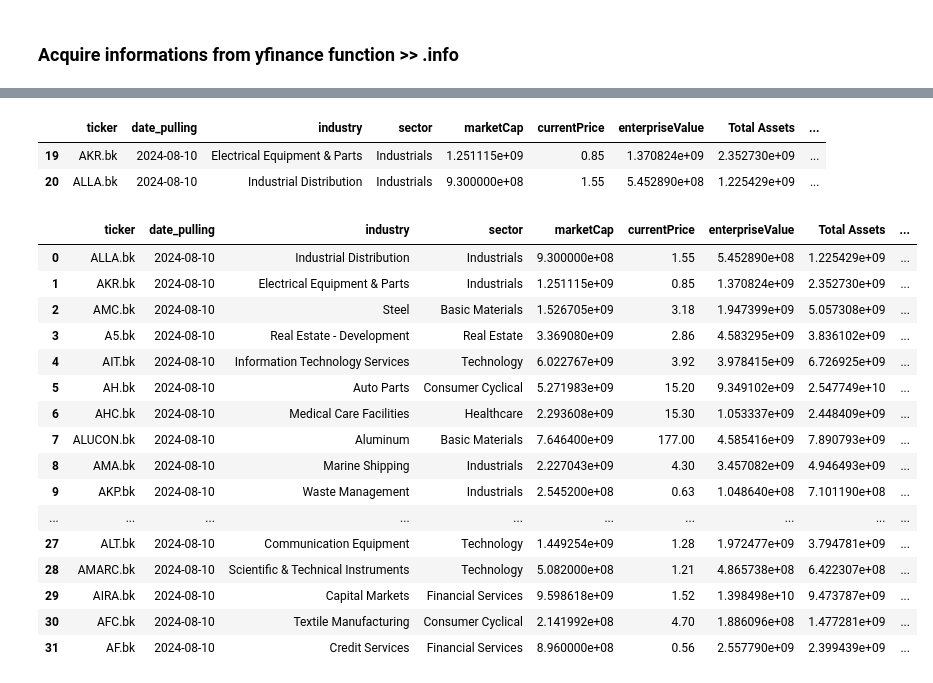
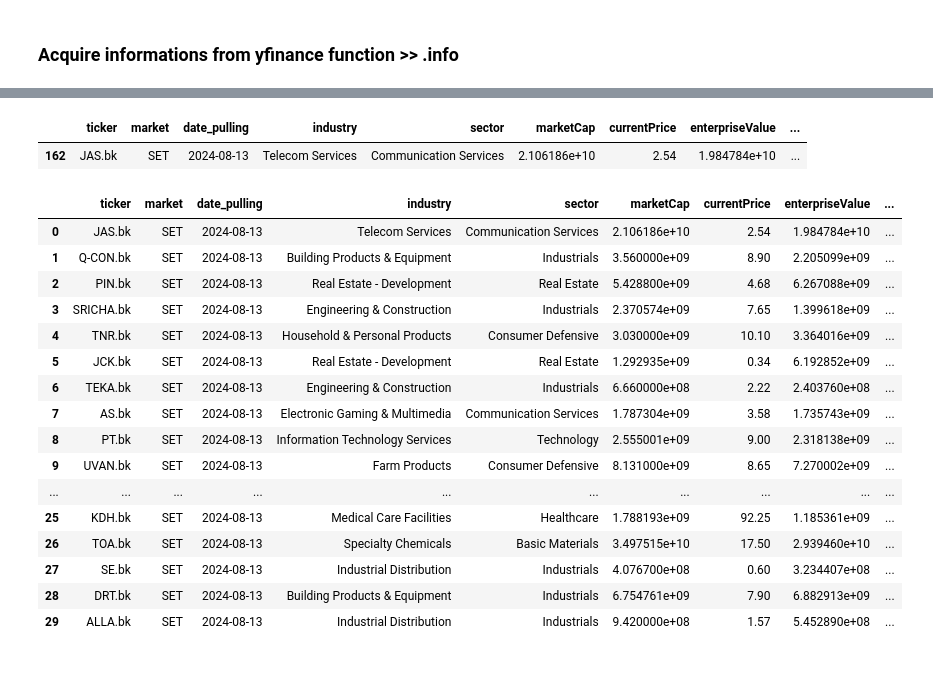
Before and after one commit to NarasetS/StockTH_MagicFormula, a Jupyter notebook: magicformulaonthstock.ipynb, the cells around one changed output, grey strips where cells are left out. Drawn from its saved outputs; the diff is of its cells as text; code cells hidden in the pictures.

```diff
--- a/magicformulaonthstock.ipynb
+++ b/magicformulaonthstock.ipynb
@@ -7,9 +7,10 @@ from datetime import date
 ## I acquire stock list in thailand ###
 ex = pd.read_excel('listedCompanies_th_TH.xlsx', sheet_name='listedCompanies_th_TH',skiprows=1)
 df = pd.DataFrame(ex['หลักทรัพย์'].astype('str') + '.bk')
+df['market'] = ex['ตลาด']
 df = df.rename(columns={'หลักทรัพย์' : 'ticker'})
 df = df.reset_index(drop=True)
-df = df[:50]
+# df = df[:25]
 # %%
 # df = pd.DataFrame(['MO','ASO','HPQ','AMCX','AMLX','CROX','KO'],columns=['ticker'])
 # df
@@ -98,5 +132,11 @@ array(['Basic Materials', 'Industrials', 'Real Estate',
 # %%
-### Drop Utilities, Energy, and Financial Services ###
-sectortoexclude = ['Utilites','Energy','Financial Services'],
-df = df.loc[df['sector'] != 'Utilities']
+### Drop Utilities, Energy, and Financial Services  as suggested from the book ###
+sectortoexclude = ['Utilities','Energy','Financial Services']
+for i in sectortoexclude:
+    print(i)
+    try:
+
+        df = df.loc[df['sector'] != i]
+    except:
+        None
 df = df.reset_index(drop=True)
@@ -127,34 +147,38 @@ df
+# %%
+#### Select market size by choosing ' market ' ###
+market = 'SET'
+df_market = df.loc[df['market'] == market]
+df_market = df_market.reset_index(drop=True)
 # %%
 ### Ranking regarding MFs####
 
-df['Ranking_MF_ROC'] = df['MF_ROC'].rank()
-df['Ranking_MF_EY'] = df['MF_EY'].rank()
-df['Ranking_MF'] = df['Ranking_MF_ROC'] + df['Ranking_MF_EY']
+df_market['Ranking_MF_ROC'] = df_market['MF_ROC'].rank()
+df_market['Ranking_MF_EY'] = df_market['MF_EY'].rank()
+df_market['Ranking_MF'] = df_market['Ranking_MF_ROC'] + df_market['Ranking_MF_EY']
 
-df.loc[df['Ranking_MF'] == df['Ranking_MF'].max()]
+df_market.loc[df_market['Ranking_MF'] == df_market['Ranking_MF'].max()]
 # %% [output]
-|  | ticker | date_pulling | industry | sector | marketCap | currentPrice | enterpriseValue | Total Assets | ... |
-| 19 | AKR.bk | 2024-08-10 | Electrical Equipment & Parts | Industrials | 1.251115e+09 | 0.85 | 1.370824e+09 | 2.352730e+09 | ... |
-| 20 | ALLA.bk | 2024-08-10 | Industrial Distribution | Industrials | 9.300000e+08 | 1.55 | 5.452890e+08 | 1.225429e+09 | ... |
+|  | ticker | market | date_pulling | industry | sector | marketCap | currentPrice | enterpriseValue | ... |
+| 162 | JAS.bk | SET | 2024-08-13 | Telecom Services | Communication Services | 2.106186e+10 | 2.54 | 1.984784e+10 | ... |
 # %%
-df_sorted = df.sort_values(by=['Ranking_MF'],ascending=False)
+df_sorted = df_market.sort_values(by=['Ranking_MF'],ascending=False)
 df_sorted = df_sorted.reset_index(drop=True)
-df_sorted[:50]
+df_sorted[:30]
 # %% [output]
-|  | ticker | date_pulling | industry | sector | marketCap | currentPrice | enterpriseValue | Total Assets | ... |
-| 0 | ALLA.bk | 2024-08-10 | Industrial Distribution | Industrials | 9.300000e+08 | 1.55 | 5.452890e+08 | 1.225429e+09 | ... |
-| 1 | AKR.bk | 2024-08-10 | Electrical Equipment & Parts | Industrials | 1.251115e+09 | 0.85 | 1.370824e+09 | 2.352730e+09 | ... |
-| 2 | AMC.bk | 2024-08-10 | Steel | Basic Materials | 1.526705e+09 | 3.18 | 1.947399e+09 | 5.057308e+09 | ... |
-| 3 | A5.bk | 2024-08-10 | Real Estate - Development | Real Estate | 3.369080e+09 | 2.86 | 4.583295e+09 | 3.836102e+09 | ... |
-| 4 | AIT.bk | 2024-08-10 | Information Technology Services | Technology | 6.022767e+09 | 3.92 | 3.978415e+09 | 6.726925e+09 | ... |
-| 5 | AH.bk | 2024-08-10 | Auto Parts | Consumer Cyclical | 5.271983e+09 | 15.20 | 9.349102e+09 | 2.547749e+10 | ... |
-| 6 | AHC.bk | 2024-08-10 | Medical Care Facilities | Healthcare | 2.293608e+09 | 15.30 | 1.053337e+09 | 2.448409e+09 | ... |
-| 7 | ALUCON.bk | 2024-08-10 | Aluminum | Basic Materials | 7.646400e+09 | 177.00 | 4.585416e+09 | 7.890793e+09 | ... |
-| 8 | AMA.bk | 2024-08-10 | Marine Shipping | Industrials | 2.227043e+09 | 4.30 | 3.457082e+09 | 4.946493e+09 | ... |
-| 9 | AKP.bk | 2024-08-10 | Waste Management | Industrials | 2.545200e+08 | 0.63 | 1.048640e+08 | 7.101190e+08 | ... |
+|  | ticker | market | date_pulling | industry | sector | marketCap | currentPrice | enterpriseValue | ... |
+| 0 | JAS.bk | SET | 2024-08-13 | Telecom Services | Communication Services | 2.106186e+10 | 2.54 | 1.984784e+10 | ... |
+| 1 | Q-CON.bk | SET | 2024-08-13 | Building Products & Equipment | Industrials | 3.560000e+09 | 8.90 | 2.205099e+09 | ... |
+| 2 | PIN.bk | SET | 2024-08-13 | Real Estate - Development | Real Estate | 5.428800e+09 | 4.68 | 6.267088e+09 | ... |
+| 3 | SRICHA.bk | SET | 2024-08-13 | Engineering & Construction | Industrials | 2.370574e+09 | 7.65 | 1.399618e+09 | ... |
+| 4 | TNR.bk | SET | 2024-08-13 | Household & Personal Products | Consumer Defensive | 3.030000e+09 | 10.10 | 3.364016e+09 | ... |
+| 5 | JCK.bk | SET | 2024-08-13 | Real Estate - Development | Real Estate | 1.292935e+09 | 0.34 | 6.192852e+09 | ... |
+| 6 | TEKA.bk | SET | 2024-08-13 | Engineering & Construction | Industrials | 6.660000e+08 | 2.22 | 2.403760e+08 | ... |
+| 7 | AS.bk | SET | 2024-08-13 | Electronic Gaming & Multimedia | Communication Services | 1.787304e+09 | 3.58 | 1.735743e+09 | ... |
+| 8 | PT.bk | SET | 2024-08-13 | Information Technology Services | Technology | 2.555001e+09 | 9.00 | 2.318138e+09 | ... |
+| 9 | UVAN.bk | SET | 2024-08-13 | Farm Products | Consumer Defensive | 8.131000e+09 | 8.65 | 7.270002e+09 | ... |
 | ... | ... | ... | ... | ... | ... | ... | ... | ... | ... |
-| 27 | ALT.bk | 2024-08-10 | Communication Equipment | Technology | 1.449254e+09 | 1.28 | 1.972477e+09 | 3.794781e+09 | ... |
-| 28 | AMARC.bk | 2024-08-10 | Scientific & Technical Instruments | Technology | 5.082000e+08 | 1.21 | 4.865738e+08 | 6.422307e+08 | ... |
-| 29 | AIRA.bk | 2024-08-10 | Capital Markets | Financial Services | 9.598618e+09 | 1.52 | 1.398498e+10 | 9.473787e+09 | ... |
-| 30 | AFC.bk | 2024-08-10 | Textile Manufacturing | Consumer Cyclical | 2.141992e+08 | 4.70 | 1.886096e+08 | 1.477281e+09 | ... |
-| 31 | AF.bk | 2024-08-10 | Credit Services | Financial Services | 8.960000e+08 | 0.56 | 2.557790e+09 | 2.399439e+09 | ... |
+| 25 | KDH.bk | SET | 2024-08-13 | Medical Care Facilities | Healthcare | 1.788193e+09 | 92.25 | 1.185361e+09 | ... |
+| 26 | TOA.bk | SET | 2024-08-13 | Specialty Chemicals | Basic Materials | 3.497515e+10 | 17.50 | 2.939460e+10 | ... |
+| 27 | SE.bk | SET | 2024-08-13 | Industrial Distribution | Industrials | 4.076700e+08 | 0.60 | 3.234407e+08 | ... |
+| 28 | DRT.bk | SET | 2024-08-13 | Building Products & Equipment | Industrials | 6.754761e+09 | 7.90 | 6.882913e+09 | ... |
+| 29 | ALLA.bk | SET | 2024-08-13 | Industrial Distribution | Industrials | 9.420000e+08 | 1.57 | 5.452890e+08 | ... |
```
Also changed, not shown: parts of 5 cells of this notebook, 1 other file.
